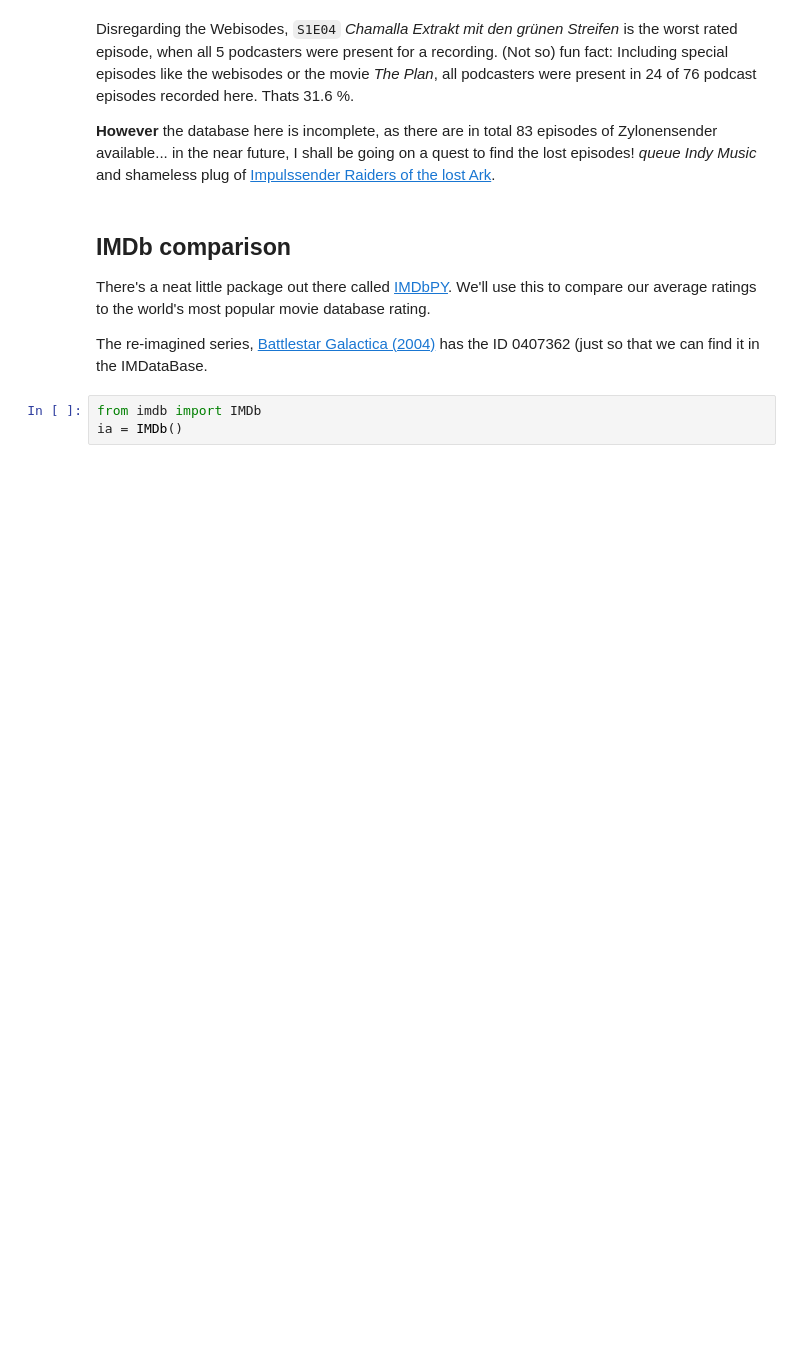
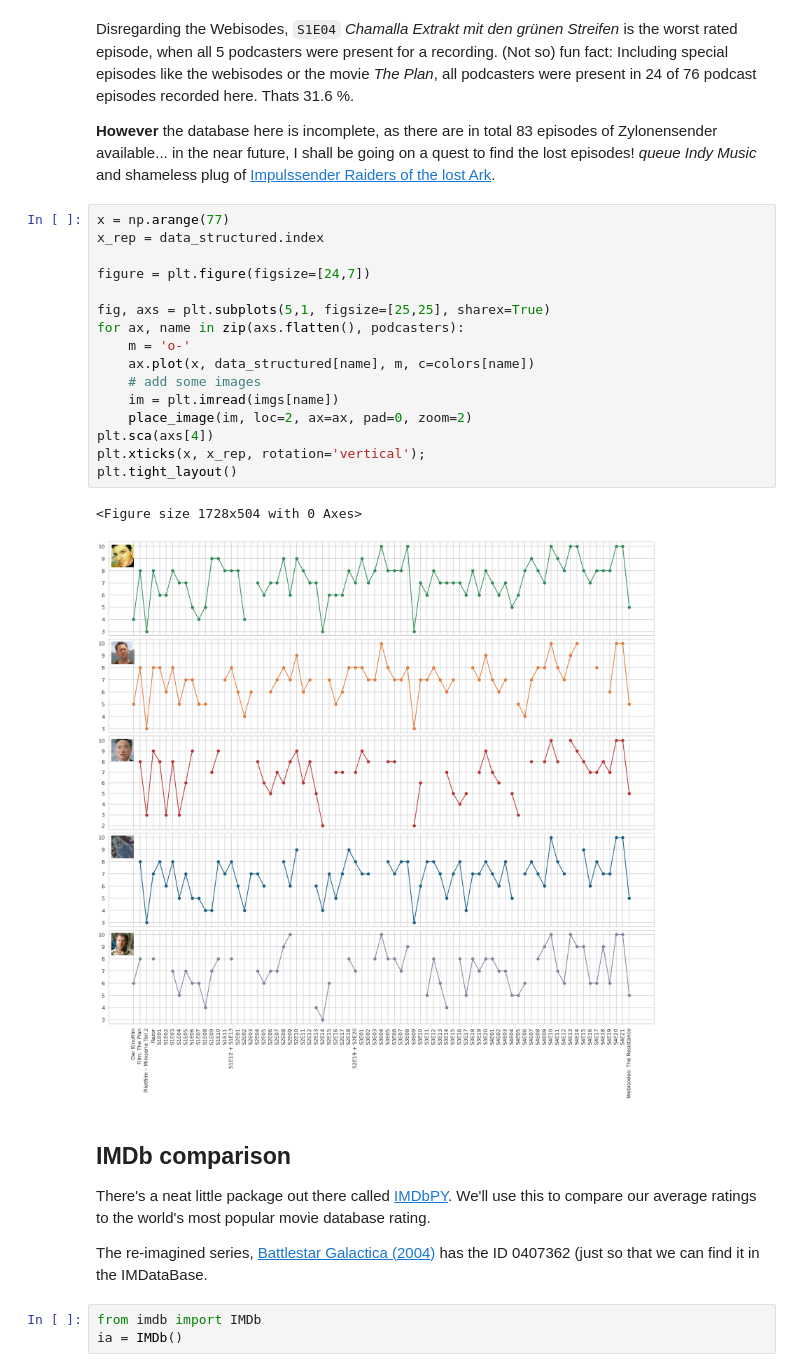
Before and after one commit to Japhiolite/podcast-stuff, a Jupyter notebook: notebooks/Auswertung_Zylonensender.ipynb, the cells around one changed output. Drawn from its saved outputs; the diff is of its cells as text; blank space fills up the shorter version.

```diff
--- a/notebooks/Auswertung_Zylonensender.ipynb
+++ b/notebooks/Auswertung_Zylonensender.ipynb
@@ -239,6 +250,25 @@ data_all_podcasters.sort_values(by=['Summe'])
 Disregarding the Webisodes, `S1E04` _Chamalla Extrakt mit den grünen Streifen_ is the worst rated episode, when all 5 podcasters were present for a recording. (Not so) fun fact: Including special episodes like the webisodes or the movie _The Plan_, all podcasters were present in 24 of 76 podcast episodes recorded here. Thats 31.6 %.
 
 **However** the database here is incomplete, as there are in total 83 episodes of Zylonensender available... in the near future, I shall be going on a quest to find the lost episodes! _queue Indy Music_ and shameless plug of [Impulssender Raiders of the lost Ark](https://zahlensender.net/impuls/imp13-raiders-of-the-lost-ark/).
+# %%
+x = np.arange(77)
+x_rep = data_structured.index
+
+figure = plt.figure(figsize=[24,7])
+
+fig, axs = plt.subplots(5,1, figsize=[25,25], sharex=True)
+for ax, name in zip(axs.flatten(), podcasters):
+    m = 'o-'
+    ax.plot(x, data_structured[name], m, c=colors[name])
+    # add some images
+    im = plt.imread(imgs[name])
+    place_image(im, loc=2, ax=ax, pad=0, zoom=2)
+plt.sca(axs[4])
+plt.xticks(x, x_rep, rotation='vertical');
+plt.tight_layout()
+# %% [output]
+<Figure size 1728x504 with 0 Axes>
+[figure, added]
 # %% [markdown]
 ## IMDb comparison
 There's a neat little package out there called [IMDbPY](https://pypi.org/project/IMDbPY/). We'll use this to compare our average ratings to the world's most popular movie database rating.
```
Also changed, not shown: parts of 18 cells of this notebook, 1 other file.
